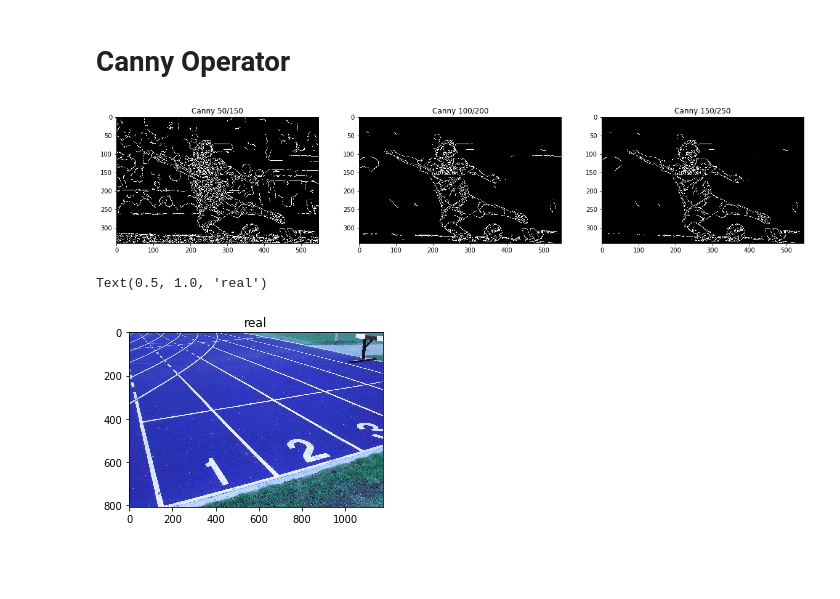
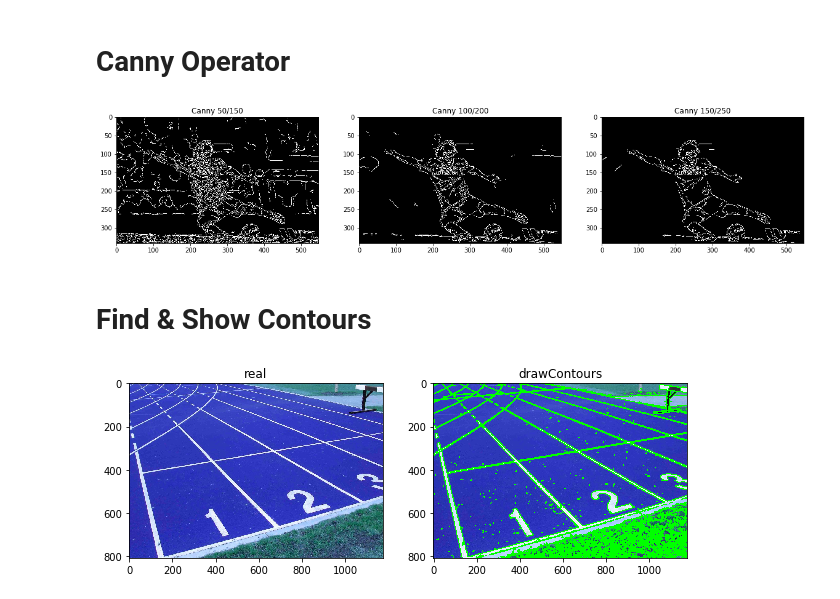
Before and after one commit to RickyDa/Course-Computer-Vision, a Jupyter notebook: Ex2/HW2.ipynb, the cells around one changed output. Drawn from its saved outputs; the diff is of its cells as text; code cells hidden in the pictures; blank space fills up the shorter version.

```diff
--- a/Ex2/HW2.ipynb
+++ b/Ex2/HW2.ipynb
@@ -183,7 +183,7 @@ def canny_edge_detection(input_image):
 
     canny50_150 = cv2.Canny(input_image,50,100)
     canny100_200 = cv2.Canny(input_image,100,200)
-    canny150_250 = cv2.Canny(input_image,150,200)
+    canny150_250 = cv2.Canny(input_image,150,250)
 
     titles = np.array(["Canny 50/150","Canny 100/200","Canny 150/250"])
     images = np.array([canny50_150, canny100_200,canny150_250])
@@ -200,21 +200,25 @@ def canny_edge_detection(input_image):
 
 canny_edge_detection(rgb)
 # %% [output]
-[figure, old version]
+[figure, new version]
+# %% [markdown]
+# Find & Show Contours
 # %%
 img = cv2.imread('./images/track.jpg')
 img_gray = cv2.cvtColor(img,cv2.COLOR_BGR2GRAY)
-'''
-    code
-'''
+
+img_draw = np.copy(img)
+edges = cv2.Canny(img_gray,100,200)
+_,contours,_ = cv2.findContours(edges,cv2.RETR_TREE,cv2.CHAIN_APPROX_SIMPLE)
+cv2.drawContours(img_draw,contours,-1,(0,255,0),3)
 
 plt.figure(figsize=[10,10])
 plt.subplot(121)
 plt.imshow(img)
 plt.title('real')
-# plt.subplot(122)
-# plt.imshow(img_draw)
-# plt.title('drawContours')
+plt.subplot(122)
+plt.imshow(img_draw)
+plt.title('drawContours')
+plt.show()
 # %% [output]
-Text(0.5, 1.0, 'real')
-[figure, old version]
+[figure, new version]
```
Also changed, not shown: parts of 2 cells of this notebook, 1 other file.
